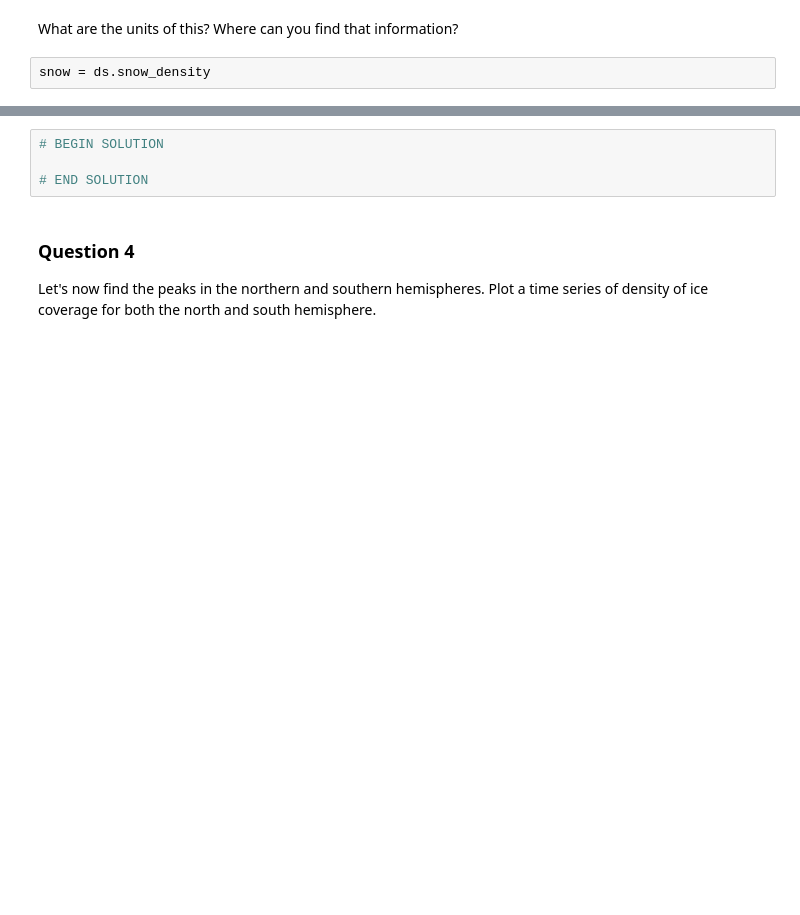
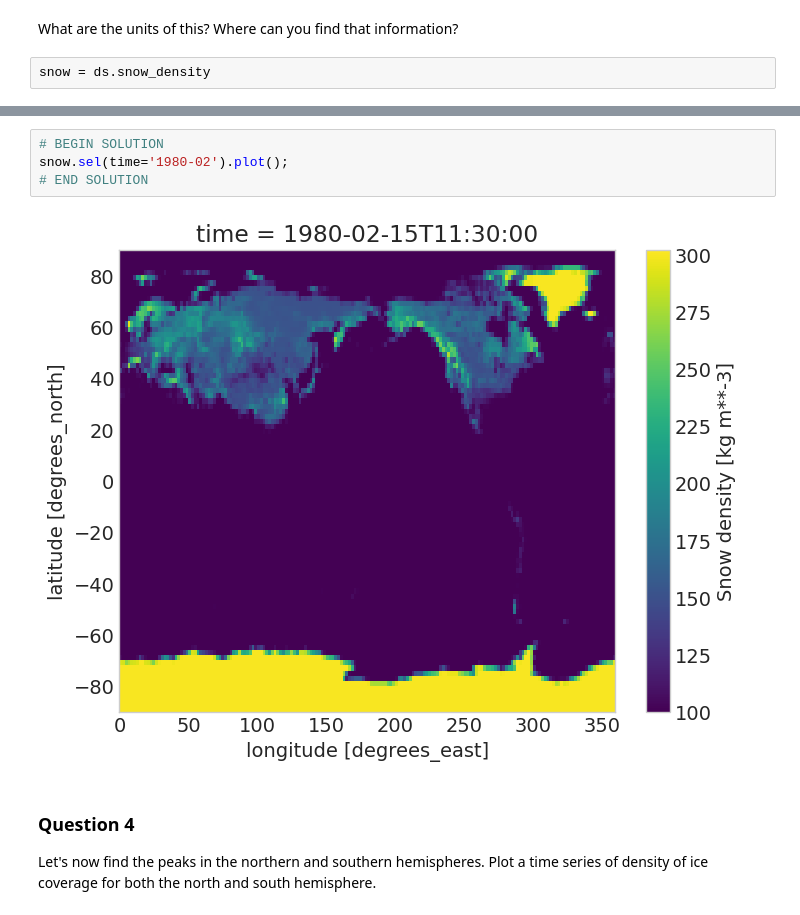
Before and after one commit to berkeley-stat159/fall-2025, a Jupyter notebook: lab/lab05/lab05.ipynb, the cells around one changed output, grey strips where cells are left out. Cells and saved outputs as stored; diff of their text form; blank space fills up the shorter version.

```diff
--- a/lab/lab05/lab05.ipynb
+++ b/lab/lab05/lab05.ipynb
@@ -98,8 +130,10 @@ Recreate the following figure, along with a corresponding one for August 1980:
 ![snow_distribution](figures/snow-distribution-1980-02.png)
 # %%
 # BEGIN SOLUTION
-
+snow.sel(time='1980-02').plot();
 # END SOLUTION
+# %% [output]
+[figure, added]
 # %% [markdown]
 ### Question 4
 
```
Also changed, not shown: parts of 16 cells of this notebook.
